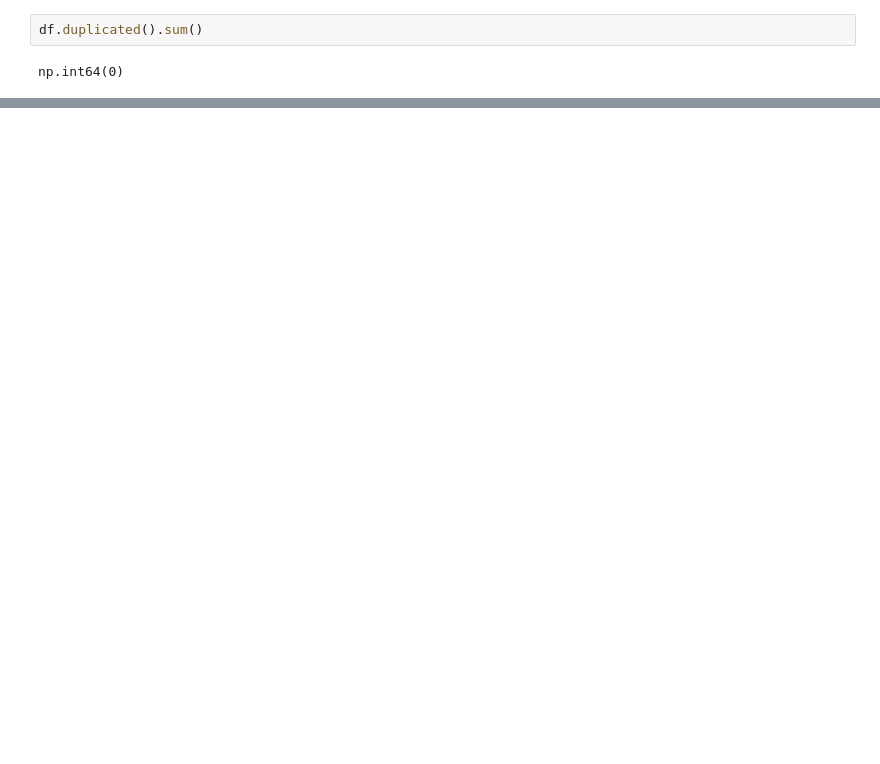
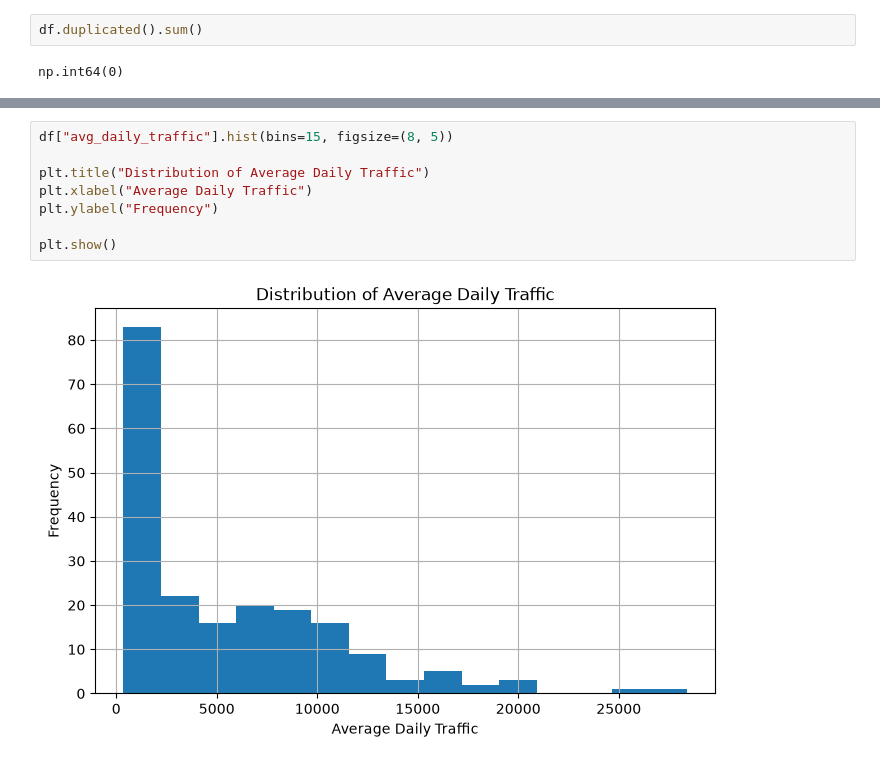
Before and after one commit to shejinshajahan007-afk/repo0517, a Jupyter notebook: main.ipynb, the cells around one changed output, grey strips where cells are left out. Drawn from its saved outputs; the diff is of its cells as text; blank space fills up the shorter version.

```diff
--- a/main.ipynb
+++ b/main.ipynb
@@ -127,0 +125,10 @@ Name: avg_daily_traffic, dtype: int64
+# %%
+df["avg_daily_traffic"].hist(bins=15, figsize=(8, 5))
+
+plt.title("Distribution of Average Daily Traffic")
+plt.xlabel("Average Daily Traffic")
+plt.ylabel("Frequency")
+
+plt.show()
+# %% [output]
+[figure, added]
```
Also changed, not shown: parts of 25 cells of this notebook, 4 other files.
